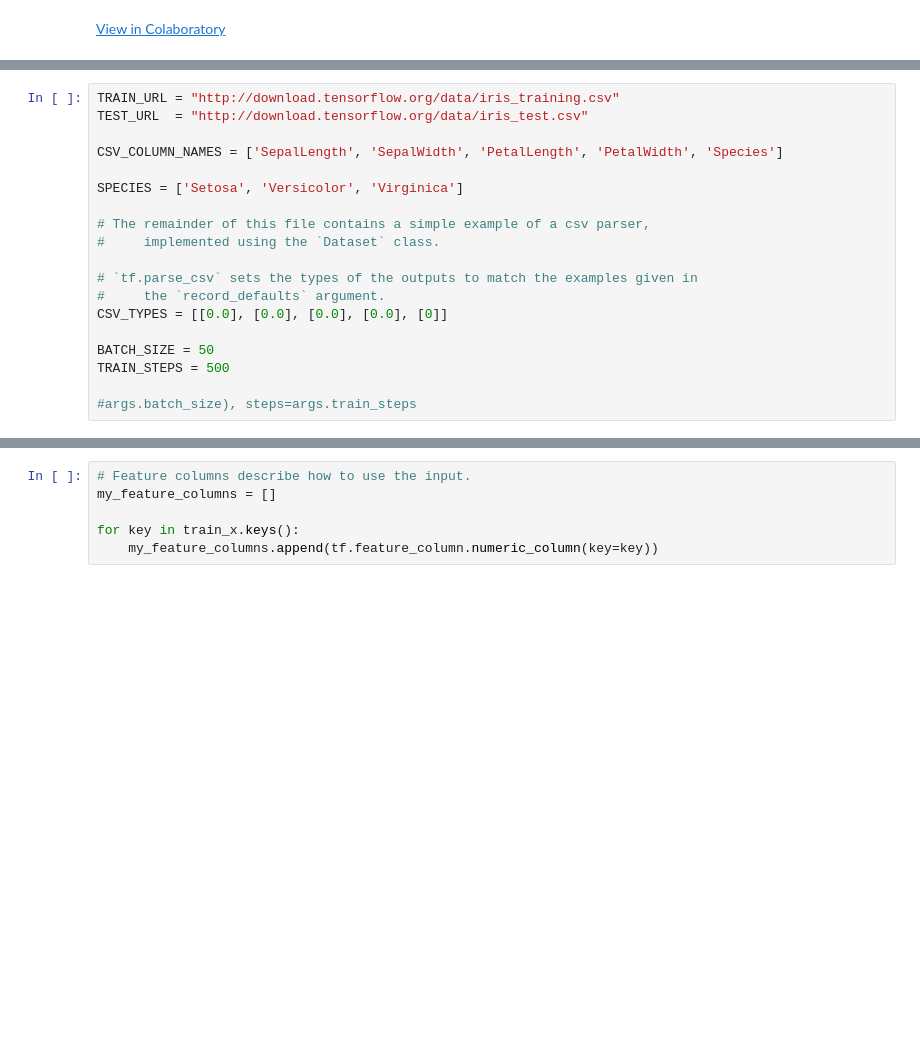
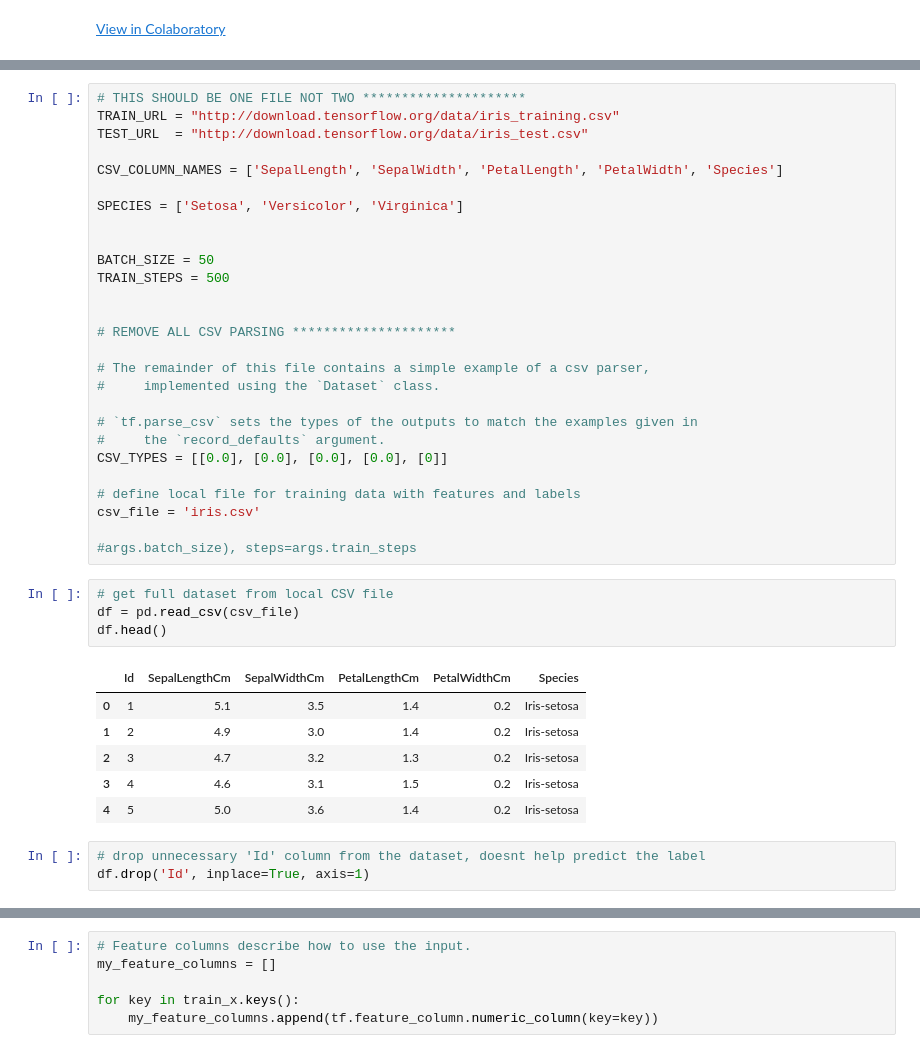
Before and after one commit to contractorwolf/tensorflow-irisdataset, a Jupyter notebook: Iris_Colab.ipynb, the cells around one changed output, grey strips where cells are left out. Saved outputs shown, nothing was run; the diff lists cells and outputs as text; blank space fills up the shorter version.

```diff
--- a/Iris_Colab.ipynb
+++ b/Iris_Colab.ipynb
@@ -10,12 +30,20 @@ print('TENSORFLOW VERSION: ' + tf.__version__)
 # %% [output]
 TENSORFLOW VERSION: 1.7.0
 # %%
+# THIS SHOULD BE ONE FILE NOT TWO *********************
 TRAIN_URL = "http://download.tensorflow.org/data/iris_training.csv"
 TEST_URL  = "http://download.tensorflow.org/data/iris_test.csv"
 
 CSV_COLUMN_NAMES = ['SepalLength', 'SepalWidth', 'PetalLength', 'PetalWidth', 'Species']
 
 SPECIES = ['Setosa', 'Versicolor', 'Virginica']
+
+
+BATCH_SIZE = 50
+TRAIN_STEPS = 500
+
+
+# REMOVE ALL CSV PARSING *********************
 
 # The remainder of this file contains a simple example of a csv parser,
 #     implemented using the `Dataset` class.
@@ -24,7 +52,21 @@ SPECIES = ['Setosa', 'Versicolor', 'Virginica']
 #     the `record_defaults` argument.
 CSV_TYPES = [[0.0], [0.0], [0.0], [0.0], [0]]
 
-BATCH_SIZE = 50
-TRAIN_STEPS = 500
+# define local file for training data with features and labels
+csv_file = 'iris.csv'
 
 #args.batch_size), steps=args.train_steps
+# %%
+# get full dataset from local CSV file
+df = pd.read_csv(csv_file)
+df.head()
+# %% [output]
+|  | Id | SepalLengthCm | SepalWidthCm | PetalLengthCm | PetalWidthCm | Species |
+| 0 | 1 | 5.1 | 3.5 | 1.4 | 0.2 | Iris-setosa |
+| 1 | 2 | 4.9 | 3.0 | 1.4 | 0.2 | Iris-setosa |
+| 2 | 3 | 4.7 | 3.2 | 1.3 | 0.2 | Iris-setosa |
+| 3 | 4 | 4.6 | 3.1 | 1.5 | 0.2 | Iris-setosa |
+| 4 | 5 | 5.0 | 3.6 | 1.4 | 0.2 | Iris-setosa |
+# %%
+# drop unnecessary 'Id' column from the dataset, doesnt help predict the label
+df.drop('Id', inplace=True, axis=1)
```
Also changed, not shown: parts of 20 cells of this notebook.
